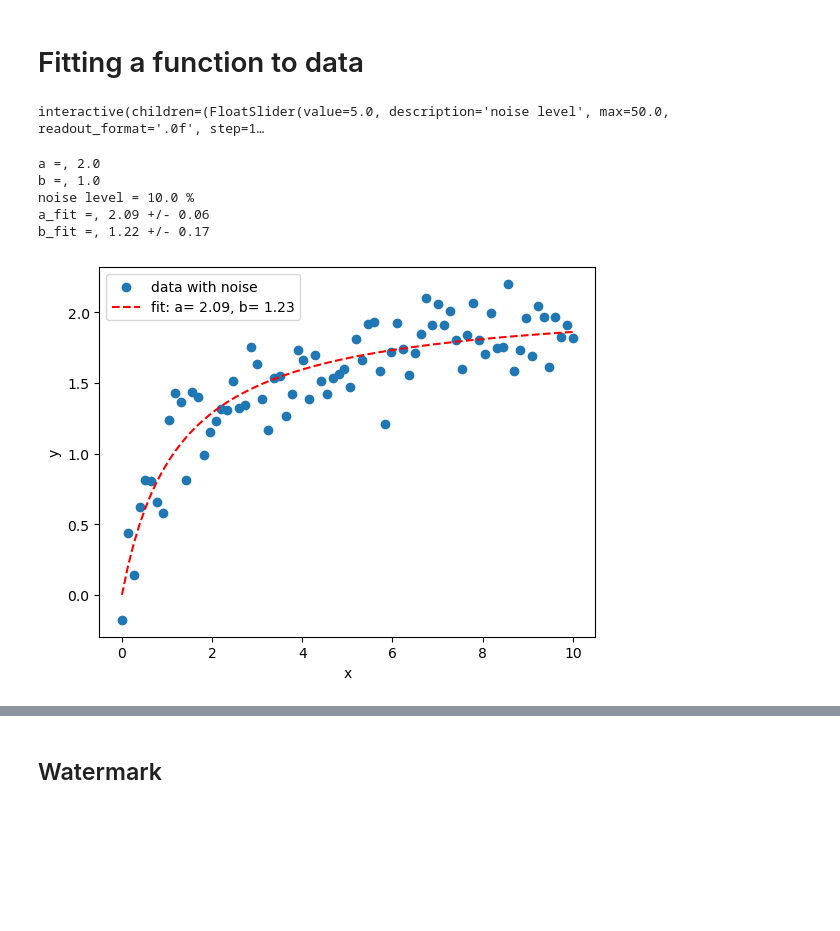
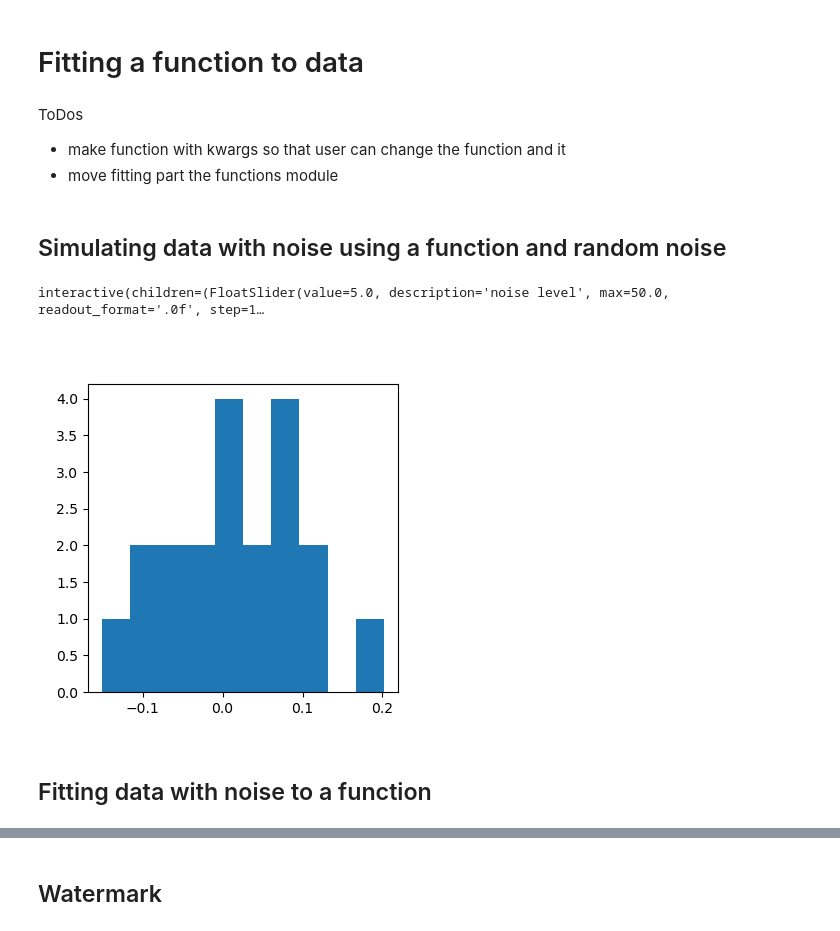
Before and after one commit to Friedhoff-JLU/Test_Course, a Jupyter notebook: Fit_to_function.ipynb, the cells around one changed output, grey strips where cells are left out. Drawn from its saved outputs; the diff is of its cells as text; code cells hidden in the pictures; blank space fills up the shorter version.

```diff
--- a/Fit_to_function.ipynb
+++ b/Fit_to_function.ipynb
@@ -1,5 +3,9 @@
 # %% [markdown]
 # Fitting a function to data
+# %% [markdown]
+ToDos
+* make function with kwargs so that user can change the function and it
+* move fitting part the functions module
 # %%
 import pandas as pd
 import numpy as np
@@ -13,56 +21,25 @@ import functions
+# %% [markdown]
+## Simulating data with noise using a function and random noise
 # %%
 # make the random numbers predictable
 np.random.seed(46)
 # define the function to fit
 def func(x, a, b):
+    '''a function to fit to the data
+    a: amplitude
+    b: Kd
+    x: independent variable'''
     return a * x/(x+b)
+
 # set the parameters for the function
 a = 2
 b = 1
-# make sliders for the noise level and the number of points
-display(plot_widget)
-# plot_data_with_noise(x, y, noise_level)
+# make sliders for the noise level and the number of points and get the sliders and the plot
+# show_plot is defined in functions.py
+
+n_slider, noise_level_slider = show_plot(a, b, func)
 # %% [output]
 interactive(children=(FloatSlider(value=5.0, description='noise level', max=50.0, readout_format='.0f', step=1…
+[figure, added]
-# %%
-# assign the values of the slider to the noise_level variable
-n = n_slider.value
-noise_level = noise_level_slider.value
-x = np.linspace(0, 10,n)
-y = func(x,a,b)
-noise1 = np.random.normal(loc=0.0, scale= y.max()/100* noise_level, size=len(x)) # numpy.random
-noise_ss = ss.norm.rvs(loc=0.0, scale = y.max()/100* noise_level, size=len(x)) # scipy.stats
-y_exp = y + noise1
-y_exp_ss = y + noise_ss
-# plot data
-# fit the function
-a_init = 1
-b_init = 1
-popt, pcov = curve_fit(func, x, y_exp, p0=(a_init, b_init))
-# print the values for a and b
-print(f'a =, {a:.1f}')
-print(f'b =, {b:.1f}')
-print(f'noise level = {noise_level:.1f} %')
-# print the fit parameters
-print(f'a_fit =, {popt[0]:.2f} +/- {np.sqrt(pcov[0,0]):.2f}')
-print(f'b_fit =, {popt[1]:.2f} +/- {np.sqrt(pcov[1,1]):.2f}')
-
-# plot the fit
-# plt.scatter(x, y, label='data')
-plt.scatter(x, y_exp, label='data with noise')
-# plt.scatter(x, y_exp_ss, label='data with noise scipy.stats')
-# include the the error of the fit parameters in the legend
-plt.plot(x, func(x, popt[0]+pcov[0,0], popt[1]+pcov[1,1]), 'r--', label='fit: a=%5.2f, b=%5.2f' % tuple(popt+pcov[0,0]))
-# label the axes
-plt.xlabel('x')
-plt.ylabel('y')
-# show the plot
-plt.legend()
-plt.show()
-# %% [output]
-a =, 2.0
-b =, 1.0
-noise level = 10.0 %
-a_fit =, 2.09 +/- 0.06
-b_fit =, 1.22 +/- 0.17
-[figure, removed]
+# %% [markdown]
+## Fitting data with noise to a function
```
Also changed, not shown: parts of 7 cells of this notebook, 2 other files.
